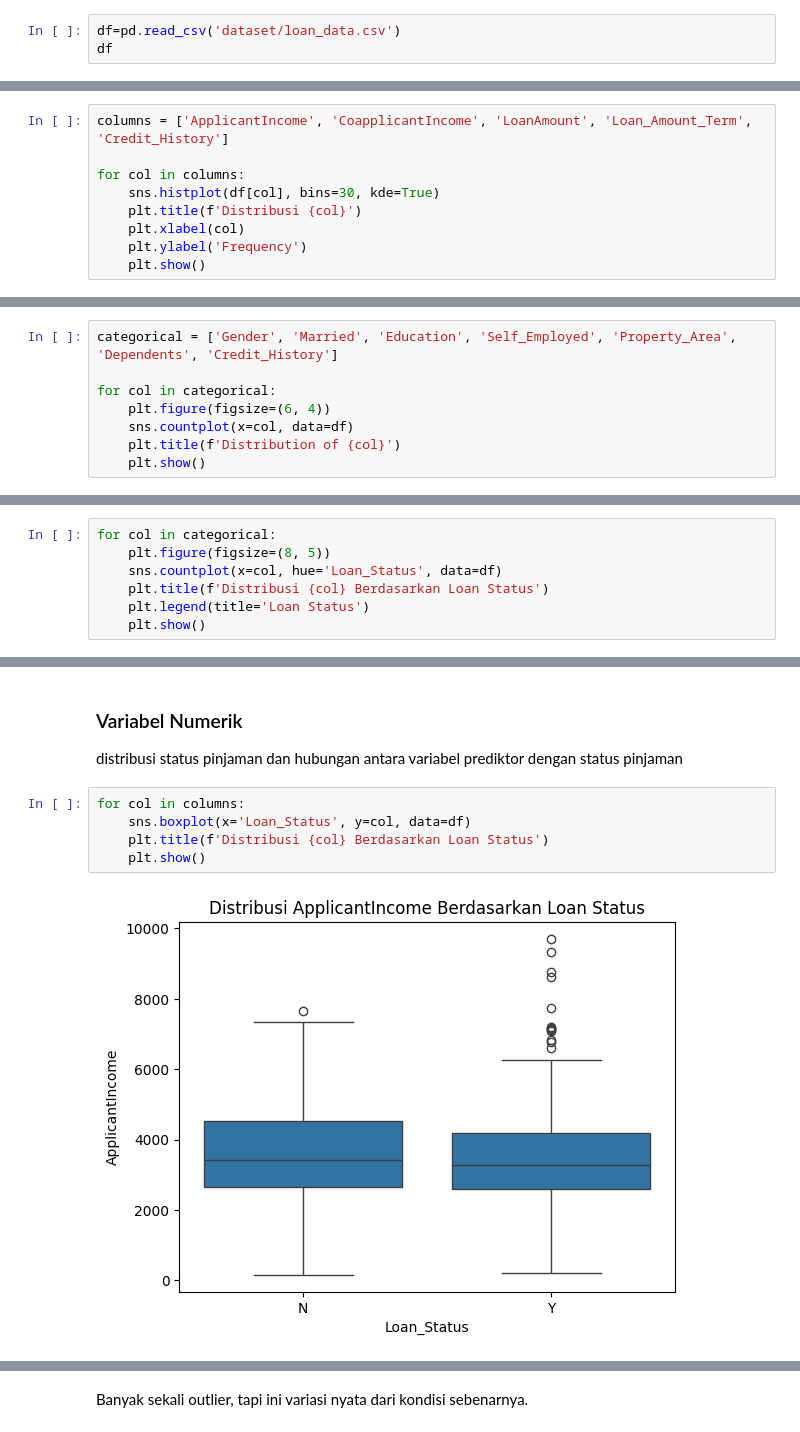
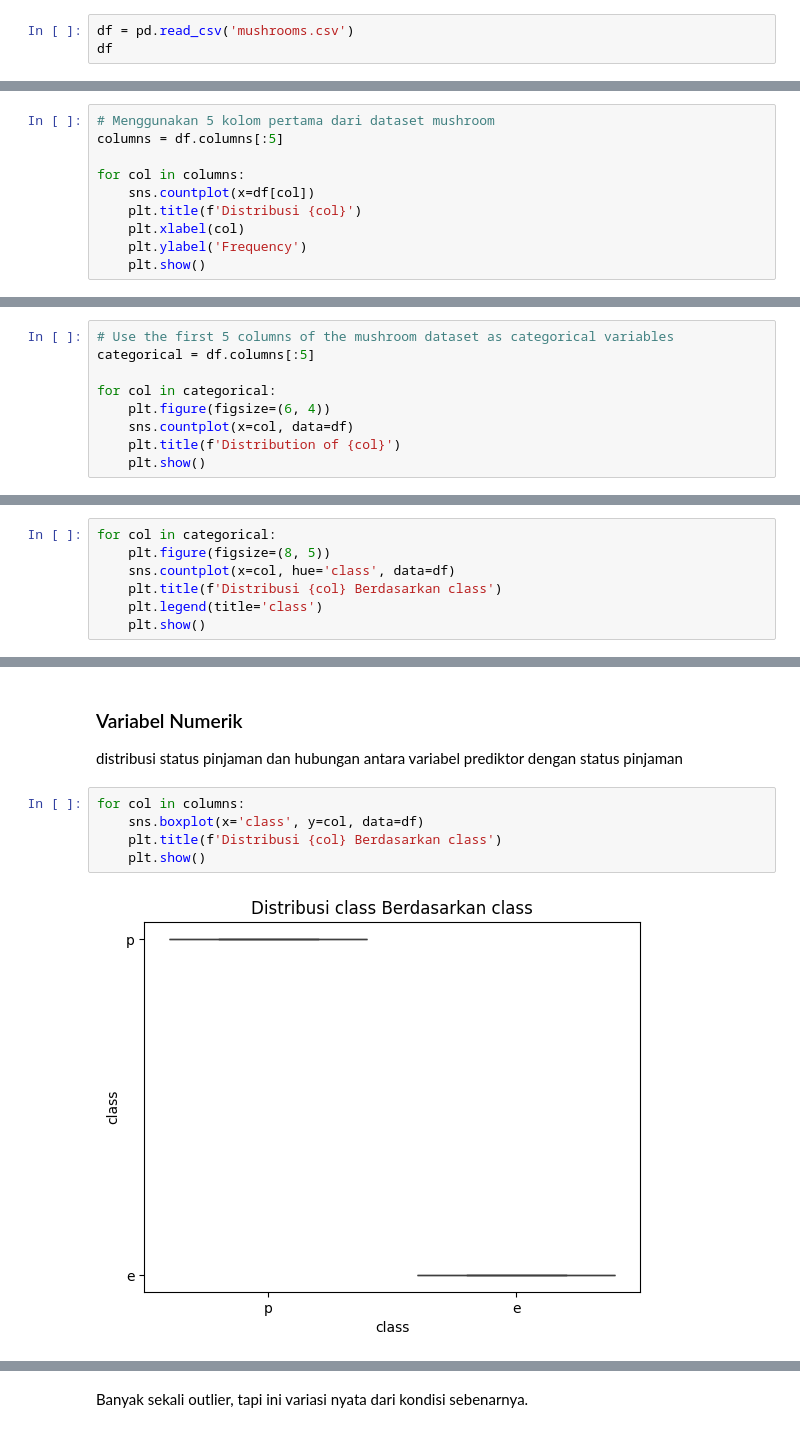
Before and after one commit to izamrosiawan/ss-code-semester-3, a Jupyter notebook: infrastruktur-dan-platform-untuk-sains-data/minggu-7/posttest/post test.ipynb, the cells around one changed output, grey strips where cells are left out. Saved outputs shown, nothing was run; the diff lists cells and outputs as text.

```diff
--- a/infrastruktur-dan-platform-untuk-sains-data/minggu-7/posttest/post test.ipynb
+++ b/infrastruktur-dan-platform-untuk-sains-data/minggu-7/posttest/post test.ipynb
@@ -16,6 +16,6 @@ from sklearn.preprocessing import MinMaxScaler
 from sklearn.model_selection import train_test_split
 from sklearn.metrics import accuracy_score, precision_score, recall_score, f1_score, confusion_matrix
 # %%
-df=pd.read_csv('dataset/loan_data.csv')
+df = pd.read_csv('mushrooms.csv')
 df
 # %% [output]
@@ -75,10 +69,11 @@ df.describe()
 # %% [markdown]
 Data loan memiliki rentang nilai yang besar dan perbedaan skala yang besar
 # %%
-columns = ['ApplicantIncome', 'CoapplicantIncome', 'LoanAmount', 'Loan_Amount_Term', 'Credit_History']
+# Menggunakan 5 kolom pertama dari dataset mushroom
+columns = df.columns[:5]
 
 for col in columns:
-    sns.histplot(df[col], bins=30, kde=True)
+    sns.countplot(x=df[col])
     plt.title(f'Distribusi {col}')
     plt.xlabel(col)
     plt.ylabel('Frequency')
@@ -92,5 +87,6 @@ for col in columns:
 # %%
-categorical = ['Gender', 'Married', 'Education', 'Self_Employed', 'Property_Area', 'Dependents', 'Credit_History']
+# Use the first 5 columns of the mushroom dataset as categorical variables
+categorical = df.columns[:5]
 
 for col in categorical:
     plt.figure(figsize=(6, 4))
@@ -119,8 +113,8 @@ distribusi status pinjaman dan hubungan antara variabel prediktor dengan status
 # %%
 for col in categorical:
     plt.figure(figsize=(8, 5))
-    sns.countplot(x=col, hue='Loan_Status', data=df)
-    plt.title(f'Distribusi {col} Berdasarkan Loan Status')
-    plt.legend(title='Loan Status')
+    sns.countplot(x=col, hue='class', data=df)
+    plt.title(f'Distribusi {col} Berdasarkan class')
+    plt.legend(title='class')
     plt.show()
 # %% [output]
@@ -142,8 +134,8 @@ Credit History saya masukkan kategori karena hanya berisi 0 dan 1,
 distribusi status pinjaman dan hubungan antara variabel prediktor dengan status pinjaman
 # %%
 for col in columns:
-    sns.boxplot(x='Loan_Status', y=col, data=df)
-    plt.title(f'Distribusi {col} Berdasarkan Loan Status')
+    sns.boxplot(x='class', y=col, data=df)
+    plt.title(f'Distribusi {col} Berdasarkan class')
     plt.show()
 # %% [output]
-[figure, old version]
+[figure, new version]
```
Also changed, not shown: parts of 10 cells of this notebook, 1 other file.
